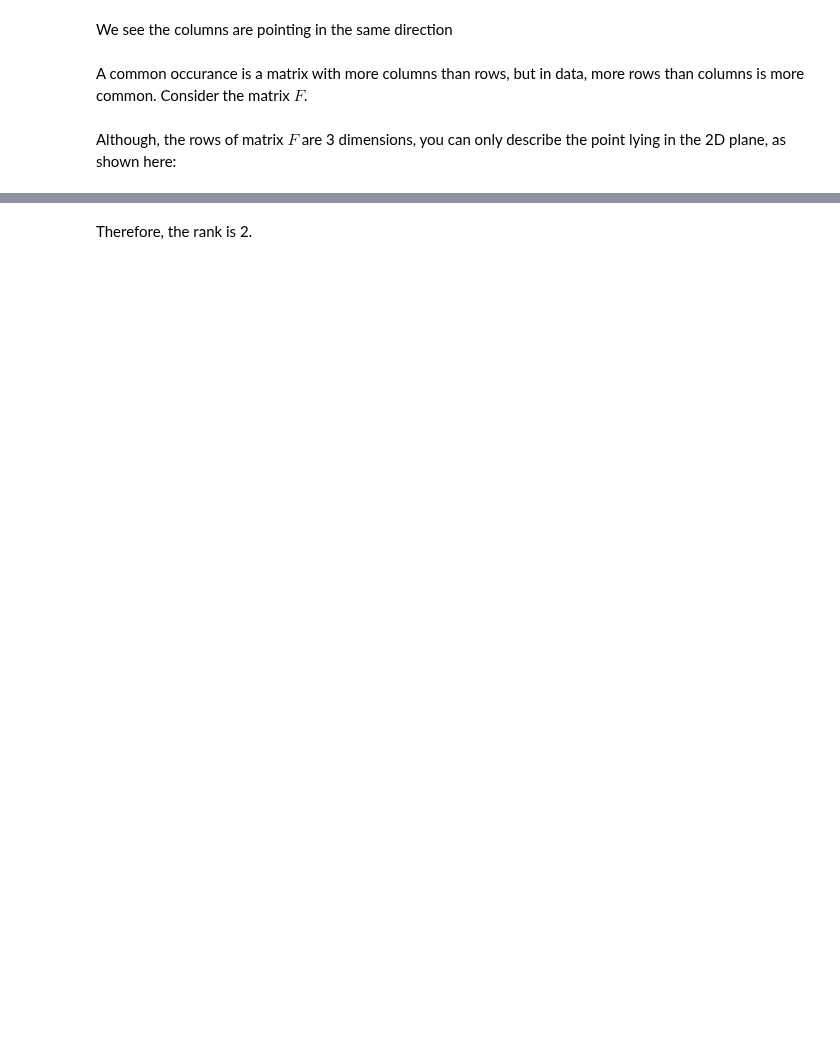
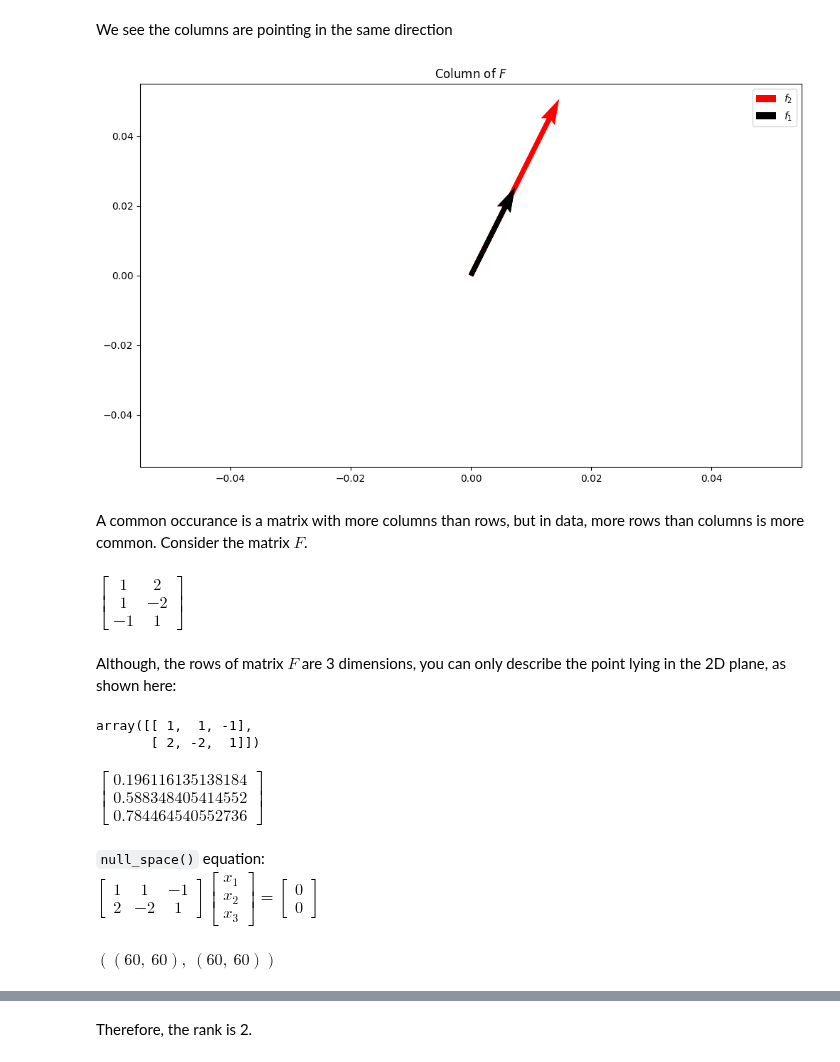
Before and after one commit to htetaunglynn94/coursera, a Jupyter notebook: ibm_ml_series/unsupervised_ml_clustering/module_4/matrix_review.ipynb, the cells around one changed output, grey strips where cells are left out. Saved outputs shown, nothing was run; the diff lists cells and outputs as text; code cells hidden in the pictures; blank space fills up the shorter version.

```diff
--- a/ibm_ml_series/unsupervised_ml_clustering/module_4/matrix_review.ipynb
+++ b/ibm_ml_series/unsupervised_ml_clustering/module_4/matrix_review.ipynb
@@ -165,16 +210,38 @@ matrix_rank(F)
 # %% [markdown]
 We see the columns are pointing  in the same direction
 # %%
-fig, ax = plt.subplots(figsize = (12, 7))
-ax.quiver([0, 0],[0, 0],F[0,1], F[1,1],scale=30,label="$f_{2}$",color='red')
-ax.quiver([0, 0],[0, 0],F[0,0], F[1,0],scale=30,label="$f_{1}$")
-plt.title("columns of $F$ ")
+fig, ax = plt.subplots(figsize= (12,7))
+ax.quiver([0,0], [0, 0], F[0,1], F[1,1], scale=30, label="$f_{2}$",color='red')
+ax.quiver([0,0], [0, 0], F[0,0], F[1,0], scale=30, label="$f_{1}$")
+plt.title("Column of $F$")
 plt.legend()
 plt.show()
+# %% [output]
+[figure, added]
 # %% [markdown]
 A common occurance is a matrix with more columns than rows, but in data, more rows than columns is more common. Consider the matrix $F$.
 # %%
-F=np.array([[1,2],[1,-2],[-1,1]])
+F = plt.array([[1,2], [1,-2], [-1,1]])
 Matrix(F)
+# %% [output]
+$\displaystyle \left[\begin{matrix}1 & 2\\1 & -2\\-1 & 1\end{matrix}\right]$
 # %% [markdown]
 Although, the rows of matrix $F$ are 3 dimensions, you can only describe the point lying in the 2D plane, as shown here:
+# %%
+F.T
+# %% [output]
+array([[ 1,  1, -1],
+       [ 2, -2,  1]])
+# %%
+p = null_space(F.T)
+Matrix(p)
+# %% [output]
+$\displaystyle \left[\begin{matrix}0.196116135138184\\0.588348405414552\\0.784464540552736\end{matrix}\right]$
+# %% [markdown]
+`null_space()` equation:
+$\begin{bmatrix}1 & 1 & -1 \\ 2 & -2 & 1 \end{bmatrix} \begin{bmatrix}x_1 \\ x_2 \\ x_3 \end{bmatrix} = \begin{bmatrix} 0 \\ 0 \end{bmatrix}$
+# %%
+xx, yy = plt.meshgrid(plt.arange(-3,3,0.1), plt.arange(-3,3,0.1))
+xx.shape, yy.shape
+# %% [output]
+$\displaystyle \left( \left( 60, \  60\right), \  \left( 60, \  60\right)\right)$
```
Also changed, not shown: parts of 96 cells of this notebook, 3 other files.
